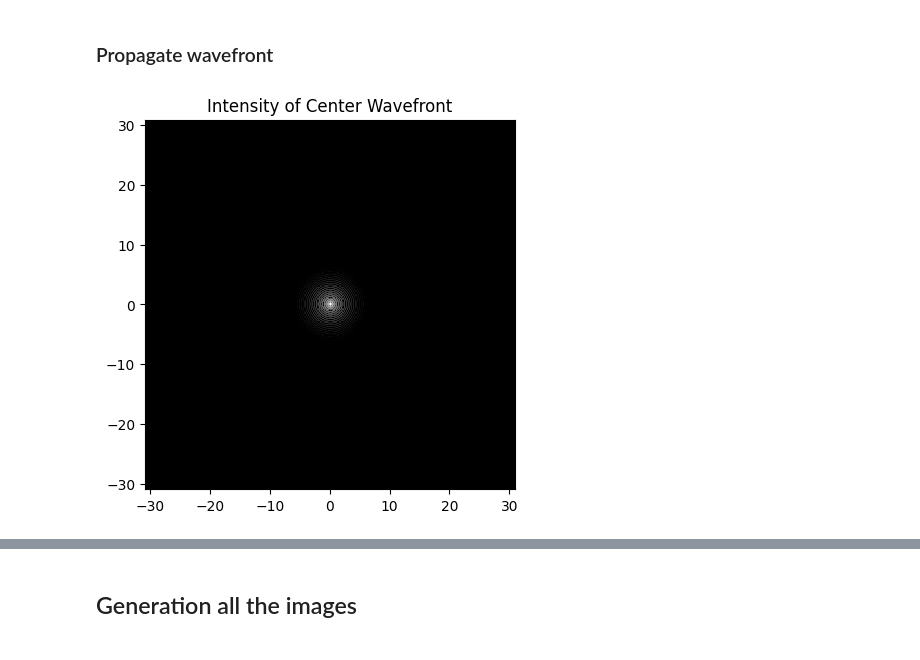
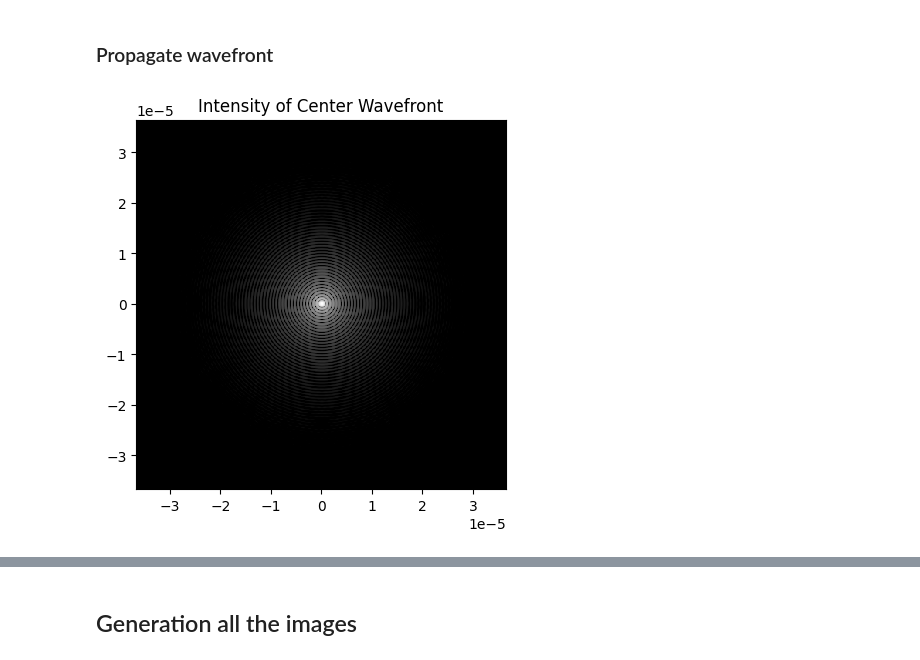
Before and after one commit to medrante/spectral_project, a Jupyter notebook: spectral_project_github.ipynb, the cells around one changed output, grey strips where cells are left out. Saved outputs shown, nothing was run; the diff lists cells and outputs as text; code cells hidden in the pictures.

Commit message:
Updating focal_grid

```diff
--- a/spectral_project_github.ipynb
+++ b/spectral_project_github.ipynb
@@ -177,0 +157,20 @@ plt.show()
+# %%
+telescope_diameter = 3.6
+focal_length = 726
+
+# the emccd is technically 512 x 512,
+# to convert to 400 x 400, have to undersize by 25/32
+# so 512 * 25 / 32 = 400
+undersizing_factor = 25/32
+num_pupil_pixels = 512 * undersizing_factor
+pupil_grid_diameter = telescope_diameter * undersizing_factor
+pupil_grid = make_pupil_grid(num_pupil_pixels, telescope_diameter)
+
+aperture = make_circular_aperture(telescope_diameter)(pupil_grid)
+
+# plot the telescope aperture
+im = imshow_field(aperture, cmap='gray')
+plt.xlabel('x / D')
+plt.ylabel('y / D')
+plt.title('Telescope aperture')
+plt.show()
@@ -178,32 +179,39 @@ plt.show()
 # %% [markdown]
 ### Propagate wavefront
 # %%
-
 # Creating the wavefront and propagating it through the telescope
 
-fov =  61.9 # fov of the VisIm
+# fov =  61.9 # fov of the VisIm
 # fov = 10
 m_per_pix = fov*np.pi/(180*3600)
-focal_grid = make_uniform_grid([f_res]*2, fov)
+# focal_grid = make_uniform_grid([focal_plane]*2, fov)
+
+wavelength_wfs = 0.7e-6
+wavelength_sci = 2.2e-6
+wf = Wavefront(aperture, wavelength_sci)
+
+spatial_resolution = wavelength_sci / telescope_diameter
+focal_grid = make_focal_grid(q=4, num_airy=60, spatial_resolution=spatial_resolution)
+#We use here 4 pixels per resolution elements and set the field of view to 60 lambda/D in radius at the science wavelength
 
 # https://www.ita.uni-heidelberg.de/~dullemond/lectures/obsastro_2010/Chapter_Diffraction.pdf
 # this paper explains diffraction
 
 # focal_grid = make_uniform_grid([f_res]*2, fov*np.pi/(180*3600))       # the second parameter is the extent of the focal grid
 
 prop = FraunhoferPropagator(pupil_grid, focal_grid)
 
-img = prop.forward(wavefront)
+img = prop.forward(wf)
 
 # imshow_field(np.log10(img.intensity / img.intensity.max()), vmin=-5,cmap='gray')
 # plt.title('Focal Grid of Center Wavefront')
 # plt.show()
 
-imshow_field(np.log10(img.intensity / img.intensity.max()), vmin=-5, cmap='gray')
+imshow_field(np.log10(img.intensity / img.intensity.max()), vmin=-6, cmap='gray')
 plt.title('Intensity of Center Wavefront')
 plt.show()
 # %% [output]
-[figure, old version]
+[figure, new version]
 # %%
 psf = img.intensity.shaped
 
```
Also changed, not shown: parts of 10 cells of this notebook.
